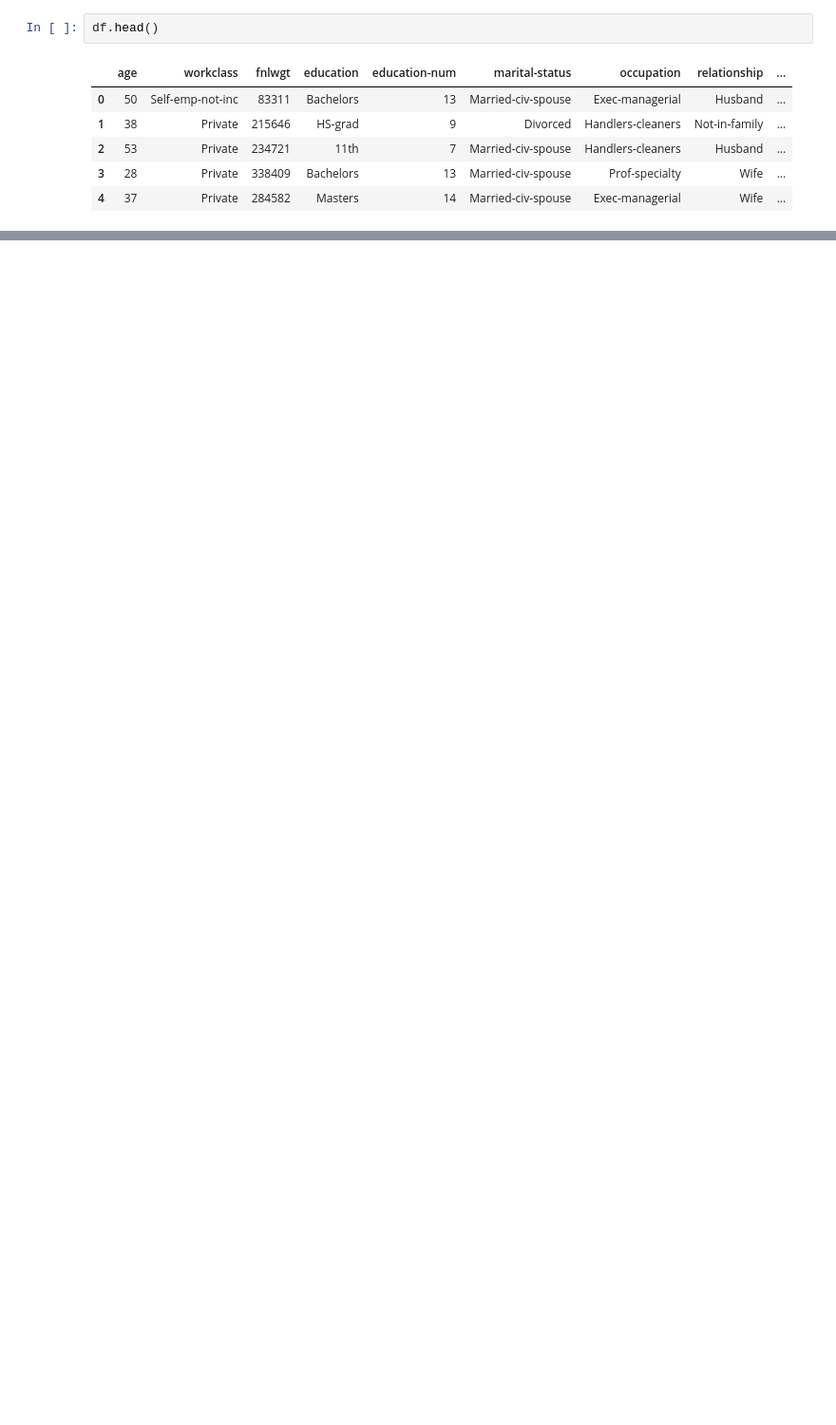
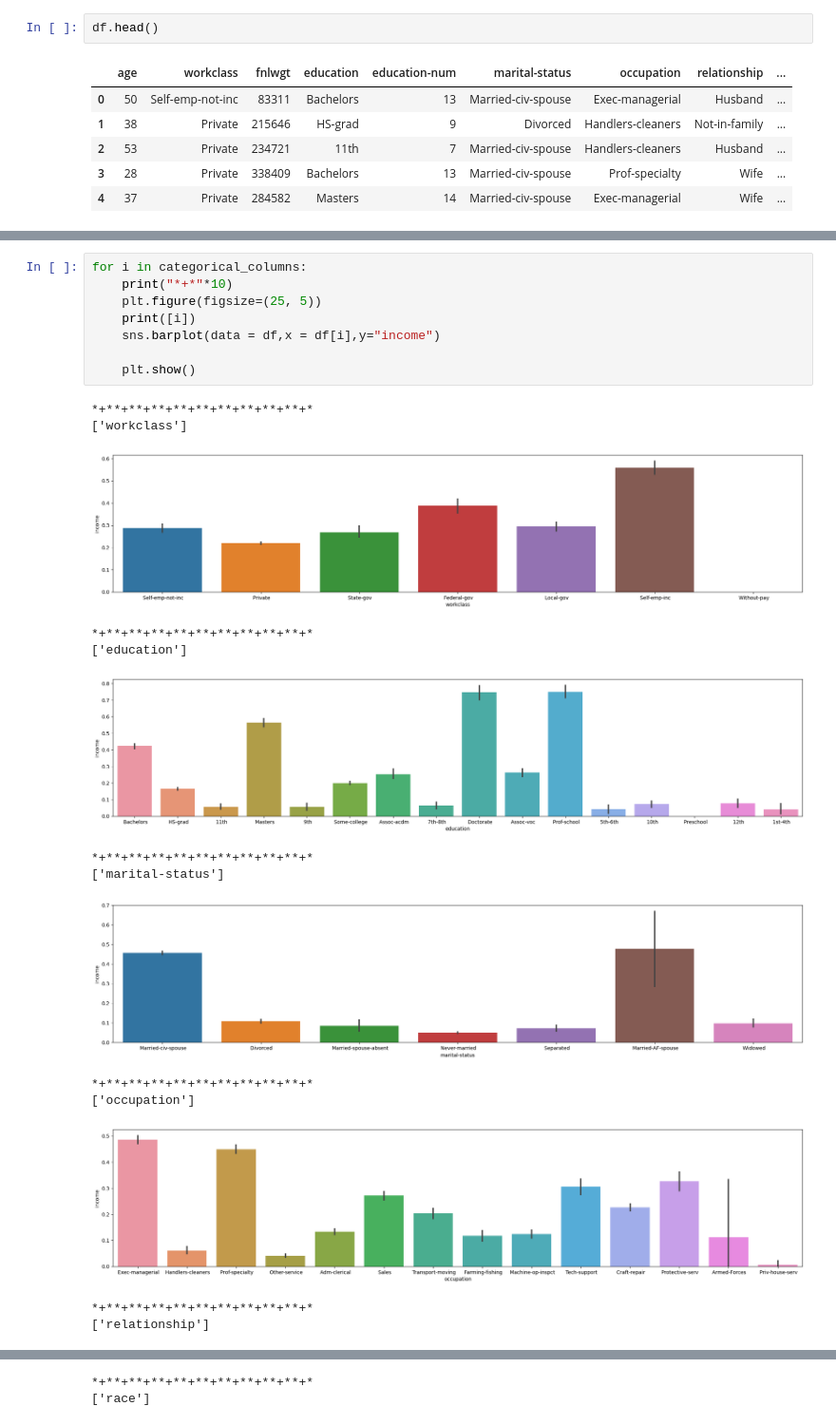
Before and after one commit to Shreyashchawda12/Census_Income, a Jupyter notebook: Notebook/EDA.ipynb, the cells around one changed output, grey strips where cells are left out. Shown: that part at 95% size. Drawn from its saved outputs; the diff is of its cells as text; blank space fills up the shorter version.

```diff
--- a/Notebook/EDA.ipynb
+++ b/Notebook/EDA.ipynb
@@ -178,0 +239,23 @@ df['income'] = df['income'].replace({'<=50K':0,'>50K':1},inplace=True)
+# %%
+for i in categorical_columns:
+    print("*+*"*10)
+    plt.figure(figsize=(25, 5))
+    print([i])
+    sns.barplot(data = df,x = df[i],y="income")
+
+    plt.show()
+# %% [output]
+*+**+**+**+**+**+**+**+**+**+*
+['workclass']
+[figure, added]
+*+**+**+**+**+**+**+**+**+**+*
+['education']
+[figure, added]
+*+**+**+**+**+**+**+**+**+**+*
+['marital-status']
+[figure, added]
+*+**+**+**+**+**+**+**+**+**+*
+['occupation']
+[figure, added]
+*+**+**+**+**+**+**+**+**+**+*
+['relationship']
@@ -178,0 +263,2 @@ df['income'] = df['income'].replace({'<=50K':0,'>50K':1},inplace=True)
+*+**+**+**+**+**+**+**+**+**+*
+['race']
```
Also changed, not shown: parts of 22 cells of this notebook, 54 other files.
